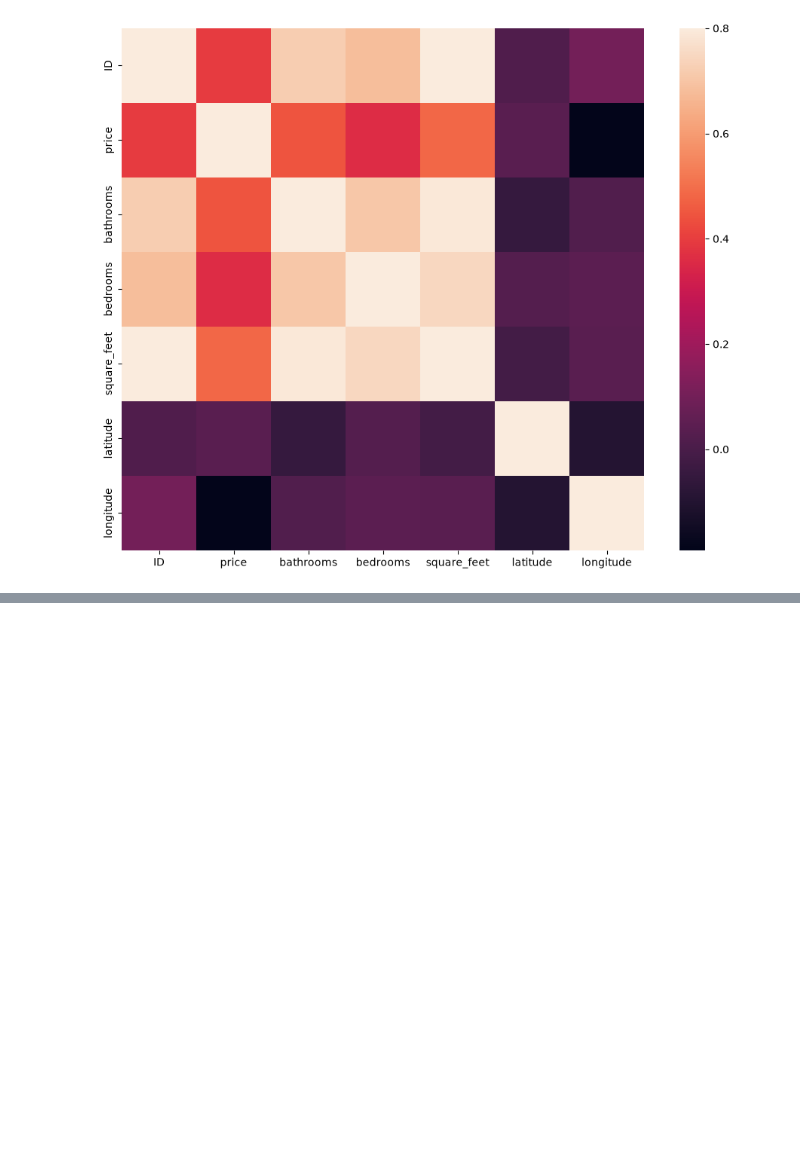
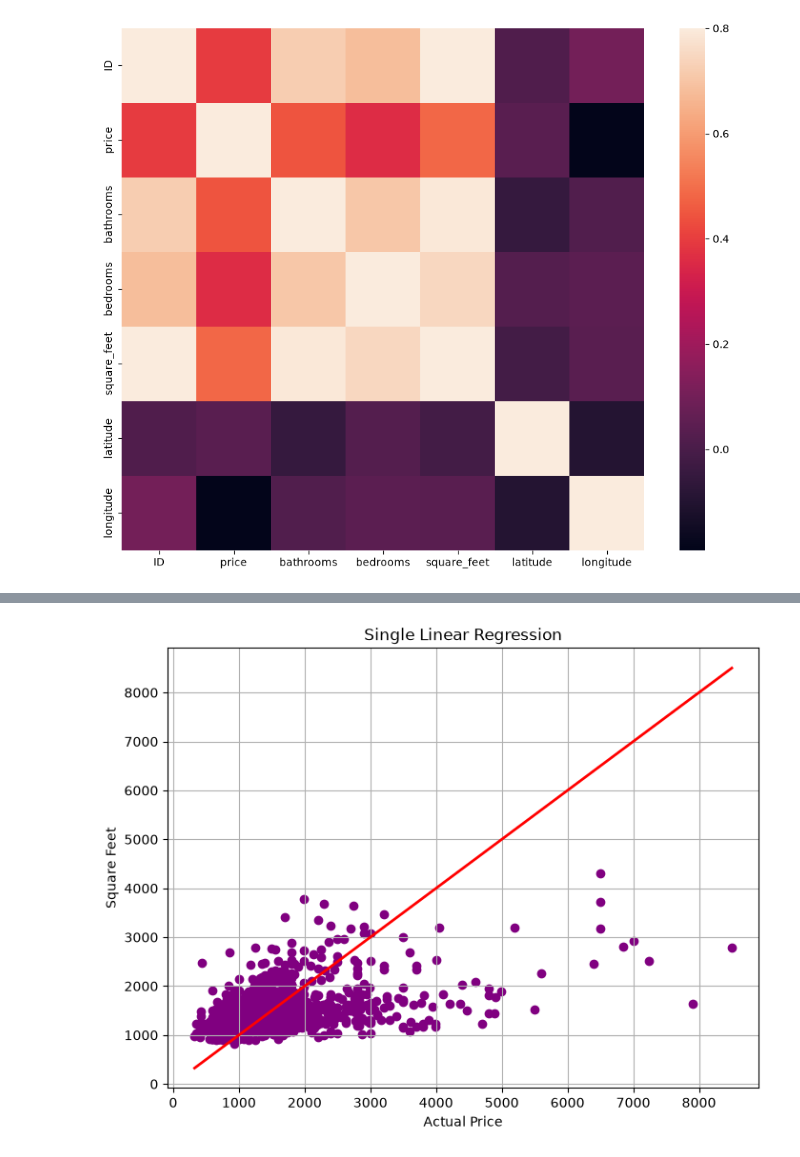
Before and after one commit to bpoggialways/INTRO_ML, a Jupyter notebook: challenge1.ipynb, the cells around one changed output, grey strips where cells are left out. Drawn from its saved outputs; the diff is of its cells as text; code cells hidden in the pictures; blank space fills up the shorter version.

```diff
--- a/challenge1.ipynb
+++ b/challenge1.ipynb
@@ -289,6 +293,9 @@ Name: count, dtype: int64
 # test_final.to_csv("challenge1_test_encoded.csv", index=False)
 # %% [markdown]
 -after i push the new csvs i will comment this out
+# %%
+train_final = pd.read_csv(r"C:\Users\Student\INTRO_ML\challenge1_train_encoded.csv")
+test_final = pd.read_csv(r"C:\Users\Student\INTRO_ML\challenge1_test_encoded.csv")
 # %%
 sns.displot(df_train['price'])
 # %% [output]
@@ -309,0 +330,32 @@ sns.heatmap(corr_mat, vmax=0.8, square=True)
+# %%
+# single linear regression
+X1 = train_final[["square_feet"]]
+y1 = train_final["price"]
+
+X_train1, X_test1, y_train1, y_test1 = train_test_split(
+    X1,
+    y1,
+    test_size=0.2,
+    random_state=42
+)
+model = LinearRegression()
+model.fit(X_train1, y_train1)
+y_pred1 = model.predict(X_test1)
+
+plt.figure(figsize=(8,6))
+plt.scatter(y_test1, y_pred1, color='purple', label='Data Points')
+plt.plot(
+    [y_test1.min(), y_test1.max()],
+    [y_test1.min(), y_test1.max()],
+    color = 'red',
+    linewidth=2,
+    label='Regression Line'
+)
+
+plt.title("Single Linear Regression")
+plt.xlabel('Actual Price')
+plt.ylabel('Square Feet')
+plt.grid(True)
+plt.show()
+# %% [output]
+[figure, added]
```
Also changed, not shown: parts of 9 cells of this notebook.
